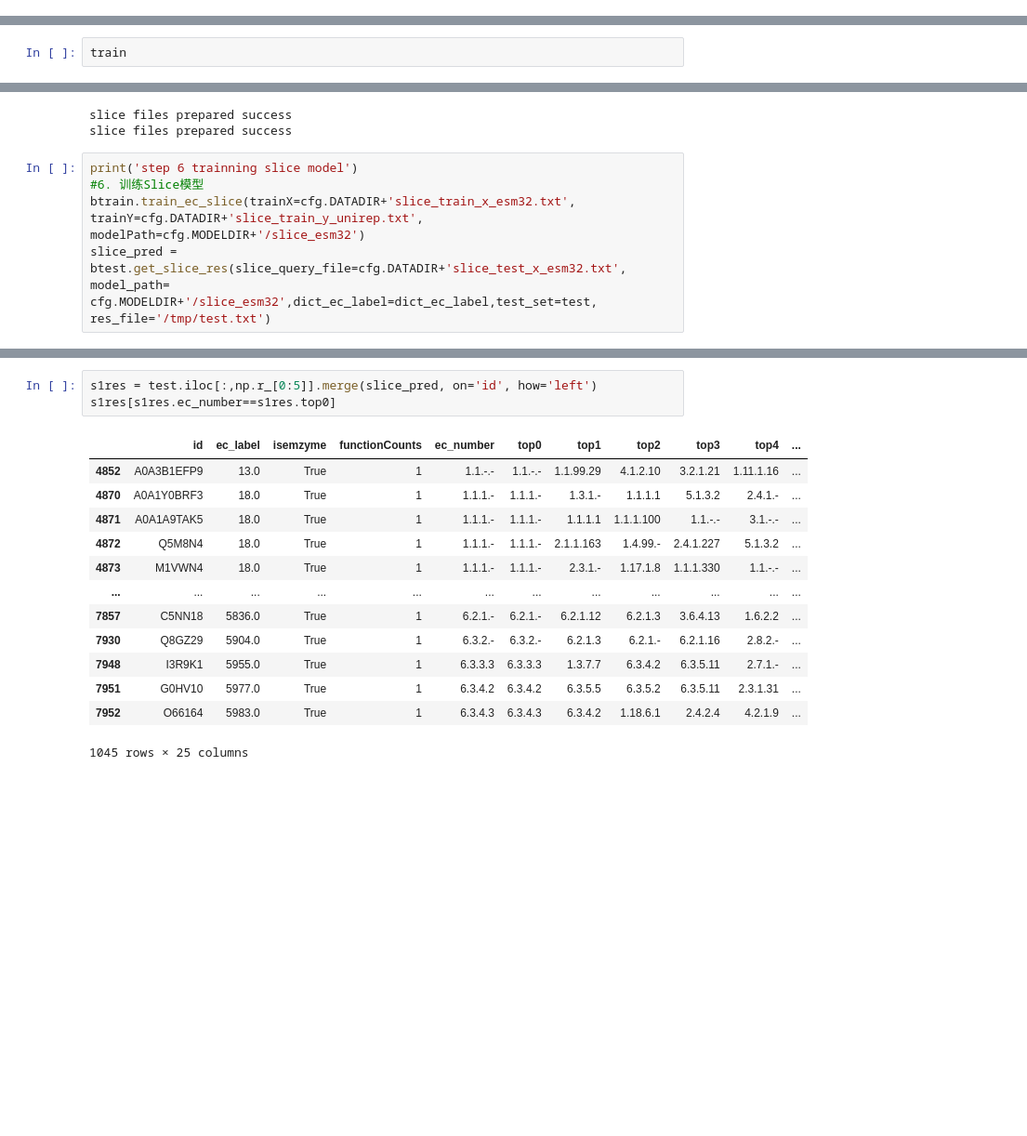
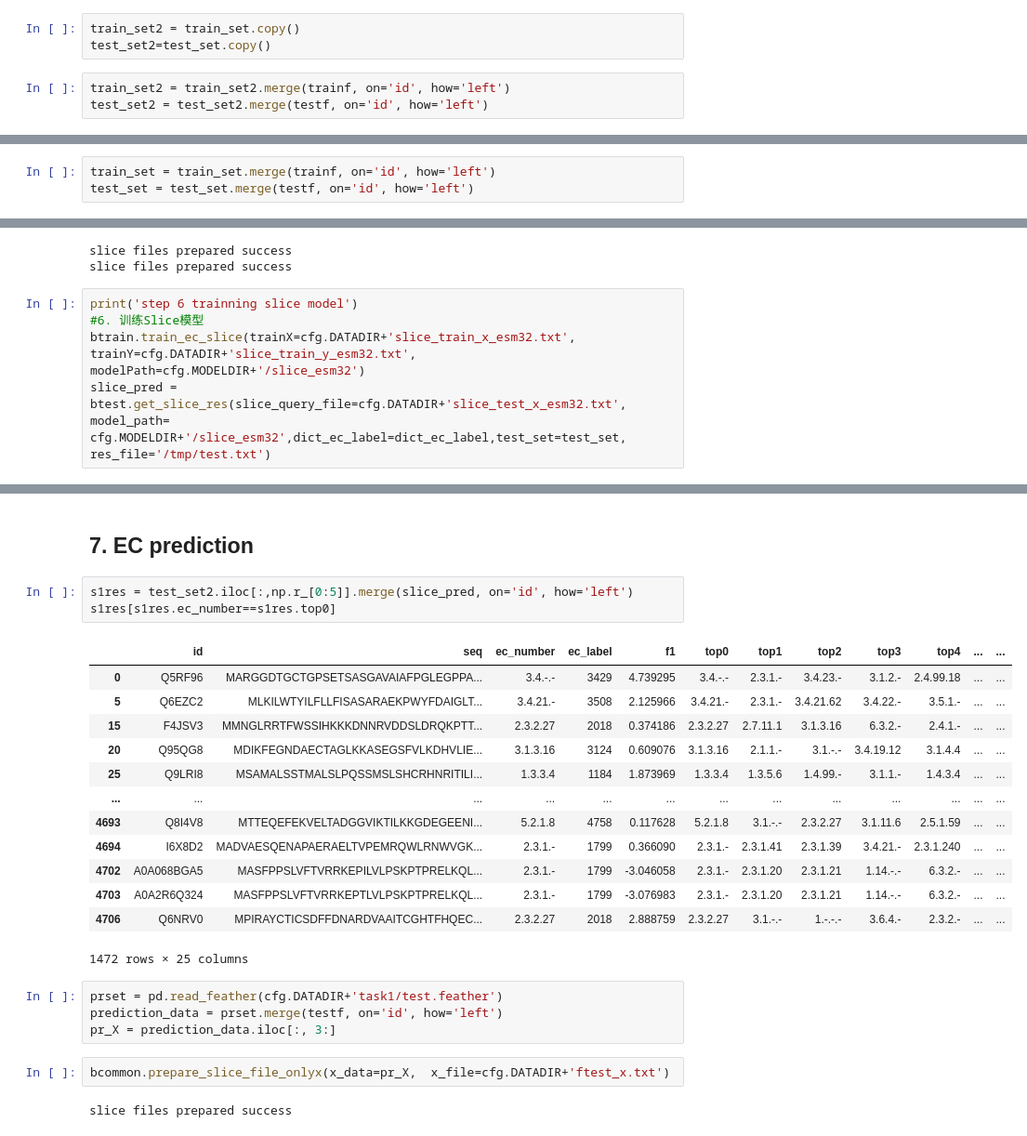
Before and after one commit to kingstdio/ECRECer, a Jupyter notebook: tasks/task3.ipynb, the cells around one changed output, grey strips where cells are left out. Shown: that part at 93% size. Cells and saved outputs as stored; diff of their text form; blank space fills up the shorter version.

```diff
--- a/tasks/task3.ipynb
+++ b/tasks/task3.ipynb
@@ -133 +138,7 @@ dict_ec_label
+# %%
+train_set2 = train_set.copy()
+test_set2=test_set.copy()
+# %%
+train_set2 = train_set2.merge(trainf, on='id', how='left')
+test_set2 = test_set2.merge(testf, on='id', how='left')
 # %% [markdown]
@@ -135,2 +146,3 @@ dict_ec_label
 # %%
-train
+train_set = train_set.merge(trainf, on='id', how='left')
+test_set = test_set.merge(testf, on='id', how='left')
@@ -182,7 +164,7 @@ slice files prepared success
 # %%
 print('step 6 trainning slice model')
 #6. 训练Slice模型
-btrain.train_ec_slice(trainX=cfg.DATADIR+'slice_train_x_esm32.txt', trainY=cfg.DATADIR+'slice_train_y_unirep.txt', modelPath=cfg.MODELDIR+'/slice_esm32')
-slice_pred = btest.get_slice_res(slice_query_file=cfg.DATADIR+'slice_test_x_esm32.txt', model_path= cfg.MODELDIR+'/slice_esm32',dict_ec_label=dict_ec_label,test_set=test, res_file='/tmp/test.txt')
+btrain.train_ec_slice(trainX=cfg.DATADIR+'slice_train_x_esm32.txt', trainY=cfg.DATADIR+'slice_train_y_esm32.txt', modelPath=cfg.MODELDIR+'/slice_esm32')
+slice_pred = btest.get_slice_res(slice_query_file=cfg.DATADIR+'slice_test_x_esm32.txt', model_path= cfg.MODELDIR+'/slice_esm32',dict_ec_label=dict_ec_label,test_set=test_set, res_file='/tmp/test.txt')
 # %% [output]
 step 6 trainning slice model
@@ -192,17 +207,27 @@ train finished
+# %% [markdown]
+## 7. EC prediction
 # %%
-s1res = test.iloc[:,np.r_[0:5]].merge(slice_pred, on='id', how='left')
+s1res = test_set2.iloc[:,np.r_[0:5]].merge(slice_pred, on='id', how='left')
 s1res[s1res.ec_number==s1res.top0]
 # %% [output]
-|  | id | ec_label | isemzyme | functionCounts | ec_number | top0 | top1 | top2 | top3 | top4 | ... |
-| 4852 | A0A3B1EFP9 | 13.0 | True | 1 | 1.1.-.- | 1.1.-.- | 1.1.99.29 | 4.1.2.10 | 3.2.1.21 | 1.11.1.16 | ... |
-| 4870 | A0A1Y0BRF3 | 18.0 | True | 1 | 1.1.1.- | 1.1.1.- | 1.3.1.- | 1.1.1.1 | 5.1.3.2 | 2.4.1.- | ... |
-| 4871 | A0A1A9TAK5 | 18.0 | True | 1 | 1.1.1.- | 1.1.1.- | 1.1.1.1 | 1.1.1.100 | 1.1.-.- | 3.1.-.- | ... |
-| 4872 | Q5M8N4 | 18.0 | True | 1 | 1.1.1.- | 1.1.1.- | 2.1.1.163 | 1.4.99.- | 2.4.1.227 | 5.1.3.2 | ... |
-| 4873 | M1VWN4 | 18.0 | True | 1 | 1.1.1.- | 1.1.1.- | 2.3.1.- | 1.17.1.8 | 1.1.1.330 | 1.1.-.- | ... |
-| ... | ... | ... | ... | ... | ... | ... | ... | ... | ... | ... | ... |
-| 7857 | C5NN18 | 5836.0 | True | 1 | 6.2.1.- | 6.2.1.- | 6.2.1.12 | 6.2.1.3 | 3.6.4.13 | 1.6.2.2 | ... |
-| 7930 | Q8GZ29 | 5904.0 | True | 1 | 6.3.2.- | 6.3.2.- | 6.2.1.3 | 6.2.1.- | 6.2.1.16 | 2.8.2.- | ... |
-| 7948 | I3R9K1 | 5955.0 | True | 1 | 6.3.3.3 | 6.3.3.3 | 1.3.7.7 | 6.3.4.2 | 6.3.5.11 | 2.7.1.- | ... |
-| 7951 | G0HV10 | 5977.0 | True | 1 | 6.3.4.2 | 6.3.4.2 | 6.3.5.5 | 6.3.5.2 | 6.3.5.11 | 2.3.1.31 | ... |
-| 7952 | O66164 | 5983.0 | True | 1 | 6.3.4.3 | 6.3.4.3 | 6.3.4.2 | 1.18.6.1 | 2.4.2.4 | 4.2.1.9 | ... |
+|  | id | seq | ec_number | ec_label | f1 | top0 | top1 | top2 | top3 | top4 | ... | ... |
+| 0 | Q5RF96 | MARGGDTGCTGPSETSASGAVAIAFPGLEGPPA... | 3.4.-.- | 3429 | 4.739295 | 3.4.-.- | 2.3.1.- | 3.4.23.- | 3.1.2.- | 2.4.99.18 | ... | ... |
+| 5 | Q6EZC2 | MLKILWTYILFLLFISASARAEKPWYFDAIGLT... | 3.4.21.- | 3508 | 2.125966 | 3.4.21.- | 2.3.1.- | 3.4.21.62 | 3.4.22.- | 3.5.1.- | ... | ... |
+| 15 | F4JSV3 | MMNGLRRTFWSSIHKKKDNNRVDDSLDRQKPTT... | 2.3.2.27 | 2018 | 0.374186 | 2.3.2.27 | 2.7.11.1 | 3.1.3.16 | 6.3.2.- | 2.4.1.- | ... | ... |
+| 20 | Q95QG8 | MDIKFEGNDAECTAGLKKASEGSFVLKDHVLIE... | 3.1.3.16 | 3124 | 0.609076 | 3.1.3.16 | 2.1.1.- | 3.1.-.- | 3.4.19.12 | 3.1.4.4 | ... | ... |
+| 25 | Q9LRI8 | MSAMALSSTMALSLPQSSMSLSHCRHNRITILI... | 1.3.3.4 | 1184 | 1.873969 | 1.3.3.4 | 1.3.5.6 | 1.4.99.- | 3.1.1.- | 1.4.3.4 | ... | ... |
+| ... | ... | ... | ... | ... | ... | ... | ... | ... | ... | ... | ... | ... |
+| 4693 | Q8I4V8 | MTTEQEFEKVELTADGGVIKTILKKGDEGEENI... | 5.2.1.8 | 4758 | 0.117628 | 5.2.1.8 | 3.1.-.- | 2.3.2.27 | 3.1.11.6 | 2.5.1.59 | ... | ... |
+| 4694 | I6X8D2 | MADVAESQENAPAERAELTVPEMRQWLRNWVGK... | 2.3.1.- | 1799 | 0.366090 | 2.3.1.- | 2.3.1.41 | 2.3.1.39 | 3.4.21.- | 2.3.1.240 | ... | ... |
+| 4702 | A0A068BGA5 | MASFPPSLVFTVRRKEPILVLPSKPTPRELKQL... | 2.3.1.- | 1799 | -3.046058 | 2.3.1.- | 2.3.1.20 | 2.3.1.21 | 1.14.-.- | 6.3.2.- | ... | ... |
+| 4703 | A0A2R6Q324 | MASFPPSLVFTVRRKEPTLVLPSKPTPRELKQL... | 2.3.1.- | 1799 | -3.076983 | 2.3.1.- | 2.3.1.20 | 2.3.1.21 | 1.14.-.- | 6.3.2.- | ... | ... |
+| 4706 | Q6NRV0 | MPIRAYCTICSDFFDNARDVAAITCGHTFHQEC... | 2.3.2.27 | 2018 | 2.888759 | 2.3.2.27 | 3.1.-.- | 1.-.-.- | 3.6.4.- | 2.3.2.- | ... | ... |
-1045 rows × 25 columns
+1472 rows × 25 columns
+# %%
+prset = pd.read_feather(cfg.DATADIR+'task1/test.feather')
+prediction_data = prset.merge(testf, on='id', how='left')
+pr_X = prediction_data.iloc[:, 3:]
+# %%
+bcommon.prepare_slice_file_onlyx(x_data=pr_X,  x_file=cfg.DATADIR+'ftest_x.txt')
+# %% [output]
+slice files prepared success
```
Also changed, not shown: parts of 16 cells of this notebook, 15 other files.
